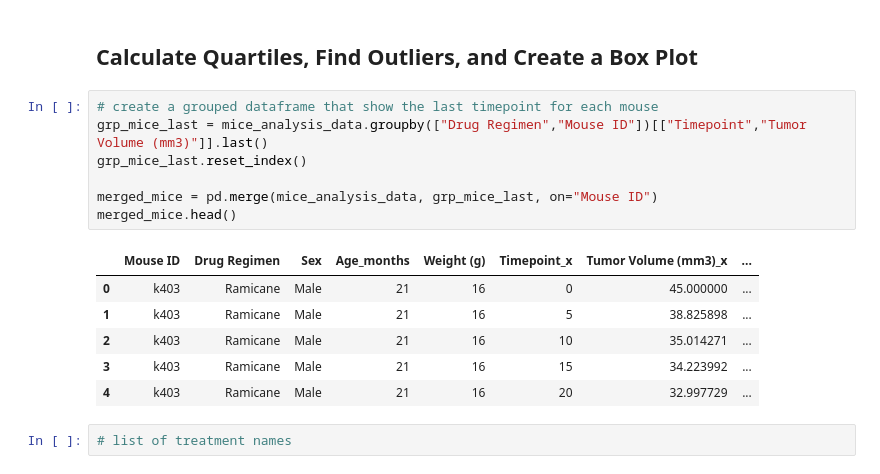
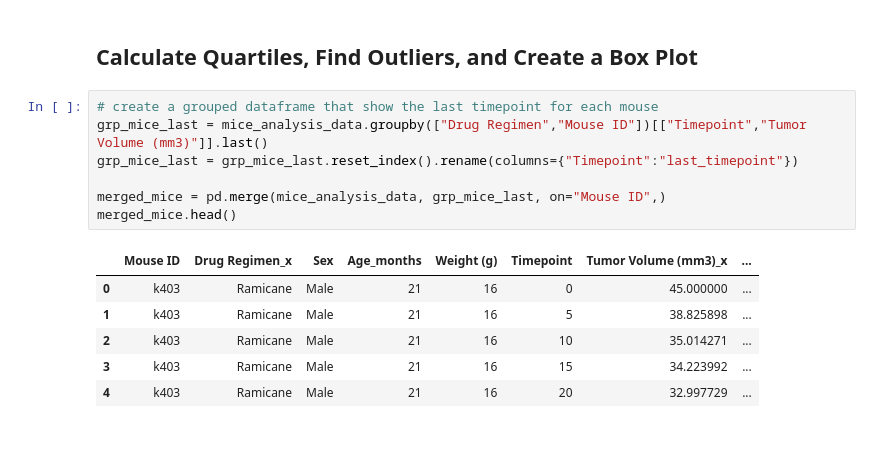
Before and after one commit to baronsgit/chart-challenge, a Jupyter notebook: Pymaceuticals/main.ipynb, the cells around one changed output. Saved outputs shown, nothing was run; the diff lists cells and outputs as text; blank space fills up the shorter version.

```diff
--- a/Pymaceuticals/main.ipynb
+++ b/Pymaceuticals/main.ipynb
@@ -191,16 +191,14 @@ plt.close()
 # %%
 # create a grouped dataframe that show the last timepoint for each mouse
 grp_mice_last = mice_analysis_data.groupby(["Drug Regimen","Mouse ID"])[["Timepoint","Tumor Volume (mm3)"]].last()
-grp_mice_last.reset_index()
+grp_mice_last = grp_mice_last.reset_index().rename(columns={"Timepoint":"last_timepoint"})
 
-merged_mice = pd.merge(mice_analysis_data, grp_mice_last, on="Mouse ID")
+merged_mice = pd.merge(mice_analysis_data, grp_mice_last, on="Mouse ID",)
 merged_mice.head()
 # %% [output]
-|  | Mouse ID | Drug Regimen | Sex | Age_months | Weight (g) | Timepoint_x | Tumor Volume (mm3)_x | ... |
+|  | Mouse ID | Drug Regimen_x | Sex | Age_months | Weight (g) | Timepoint | Tumor Volume (mm3)_x | ... |
 | 0 | k403 | Ramicane | Male | 21 | 16 | 0 | 45.000000 | ... |
 | 1 | k403 | Ramicane | Male | 21 | 16 | 5 | 38.825898 | ... |
 | 2 | k403 | Ramicane | Male | 21 | 16 | 10 | 35.014271 | ... |
 | 3 | k403 | Ramicane | Male | 21 | 16 | 15 | 34.223992 | ... |
 | 4 | k403 | Ramicane | Male | 21 | 16 | 20 | 32.997729 | ... |
-# %%
-# list of treatment names
```
Also changed, not shown: parts of 1 cell of this notebook.
